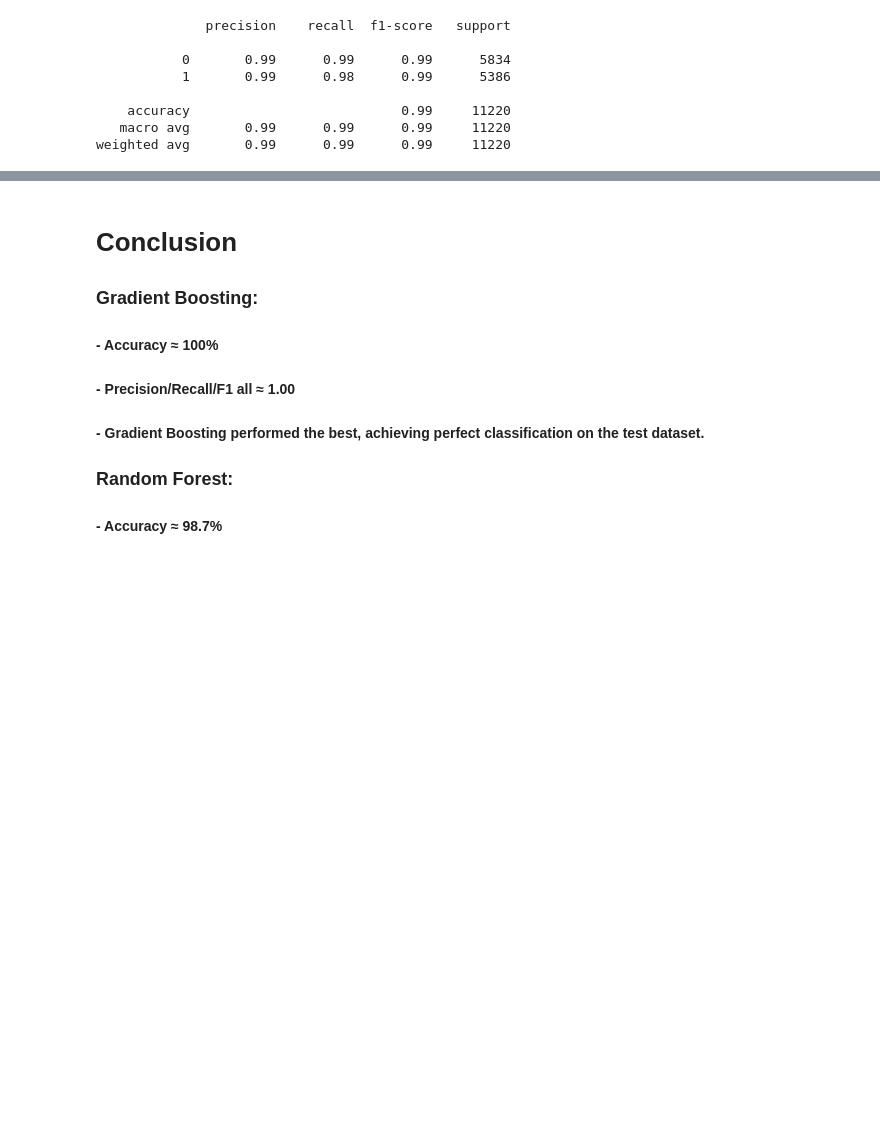
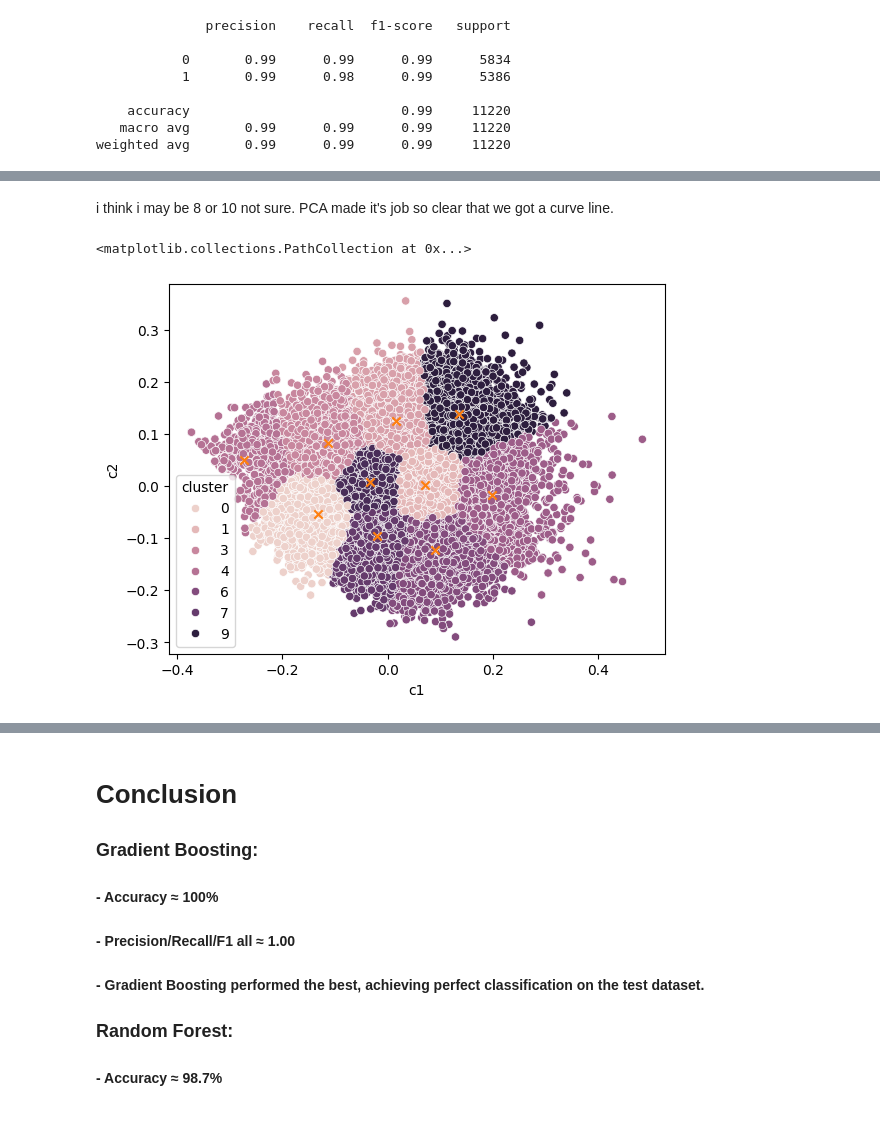
Before and after one commit to omkar3311/News_Gaurd, a Jupyter notebook: NoteBook/Fake_News_Detection.ipynb, the cells around one changed output, grey strips where cells are left out. Saved outputs shown, nothing was run; the diff lists cells and outputs as text; code cells hidden in the pictures; blank space fills up the shorter version.

```diff
--- a/NoteBook/Fake_News_Detection.ipynb
+++ b/NoteBook/Fake_News_Detection.ipynb
@@ -303,0 +350,10 @@ weighted avg       0.99      0.99      0.99     11220
+# %% [markdown]
+i think i may be 8 or 10 not sure. PCA made it's job so clear that we got a curve line.
+# %%
+cendroid = kmeans.cluster_centers_
+pca_data2d["cluster"] = kmeans.labels_
+sns.scatterplot(x='c1',y='c2',hue='cluster',data=pca_data2d)
+plt.scatter(cendroid[:,0],cendroid[:,1],marker='x')
+# %% [output]
+<matplotlib.collections.PathCollection at 0x...>
+[figure, added]
```
Also changed, not shown: parts of 16 cells of this notebook.
